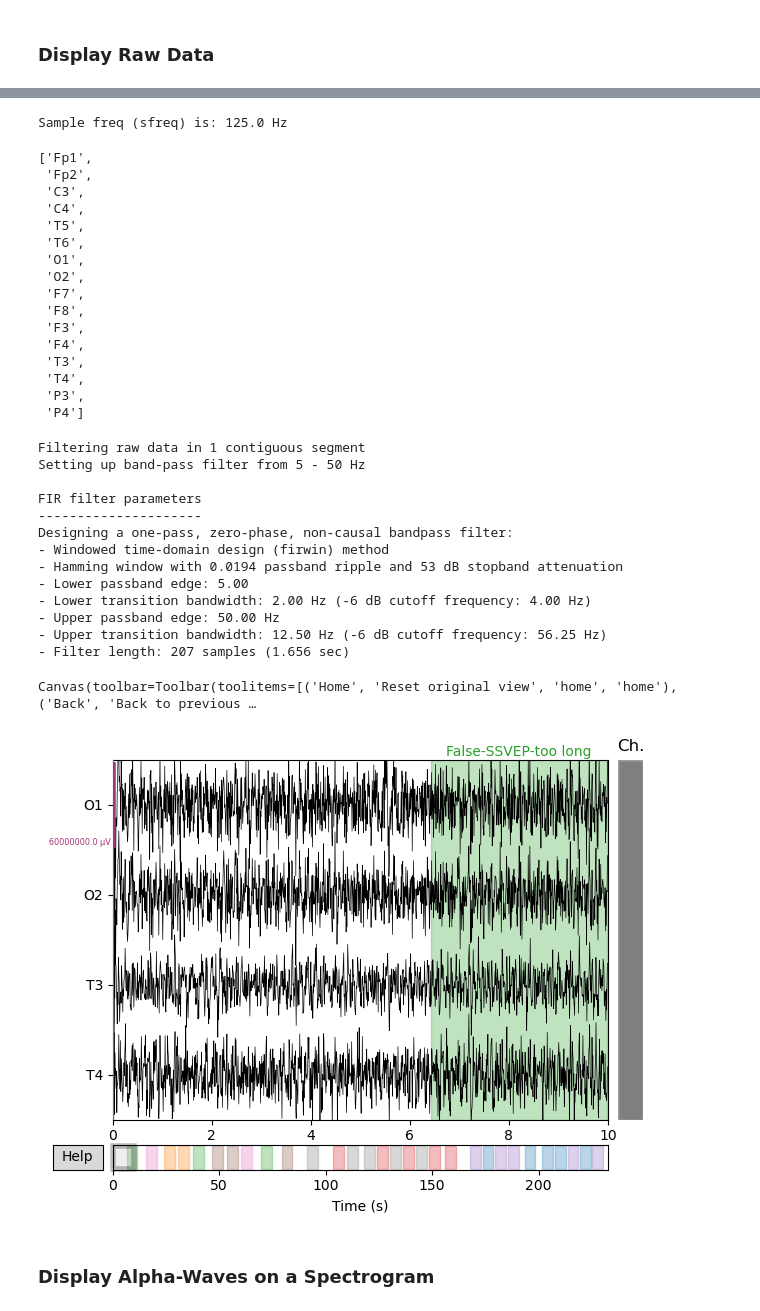
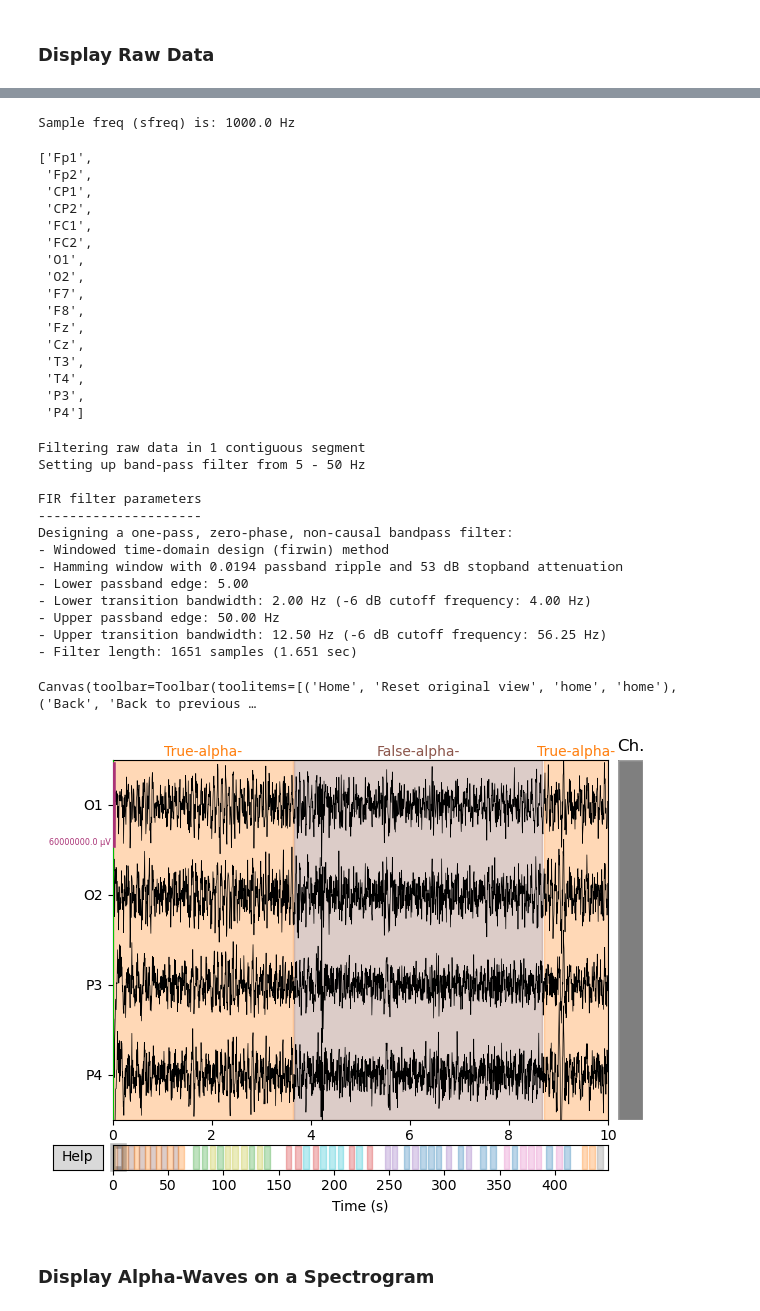
Before and after one commit to nateGeorge/openbci_laryngeal_imagery, a Jupyter notebook: code/Figures.ipynb, the cells around one changed output, grey strips where cells are left out. Cells and saved outputs as stored; diff of their text form; code cells hidden in the pictures.

Commit message:
worked on motor imagery figure

```diff
--- a/code/Figures.ipynb
+++ b/code/Figures.ipynb
@@ -11,14 +11,15 @@ PATH1 = r"C:\Users\Owner\OneDrive - Regis University\laryngeal_bci\data\fifs\\"
 PATH2 = r"C:\Users\words\OneDrive - Regis University\laryngeal_bci\data\fifs\\"
 FIRST_TRY = "/first_try/"
 SECOND_TRY = "/second_try/"
-PATH = PATH1
+PATH = PATH1 + SECOND_TRY
 FILENAME1 = PATH + FIRST_TRY + "BCIproject_trial-S5_raw.fif.gz"
 FILENAME2 = PATH + "BCIproject_trial-S3_raw.fif.gz"
 FILENAME3 = PATH + "BCIproject_trial-1.2-11-2021_raw.fif.gz"
+FILENAME4 = PATH + "BCIproject_trial-S-3.3-25-2021_raw.fif.gz"
 S_FILES = [f for f in glob.glob(PATH + '*S*raw.fif.gz')]
 N_FILES = [f for f in glob.glob(PATH + '*N*raw.fif.gz')]
 NEW_N_FILES = [f for f in glob.glob(PATH + '*N-*raw.fif.gz')]
-FILE = FILENAME2
+FILE = FILENAME4
 FILENAMES = NEW_N_FILES
 
 #Load data
@@ -50,22 +53,22 @@ data.info
 sfreq = data.info['sfreq']
 print("Sample freq (sfreq) is: " + str(sfreq) + " Hz")
 # %% [output]
-Sample freq (sfreq) is: 125.0 Hz
+Sample freq (sfreq) is: 1000.0 Hz
 # %%
 data.info.ch_names
 # %% [output]
 ['Fp1',
  'Fp2',
- 'C3',
- 'C4',
- 'T5',
- 'T6',
+ 'CP1',
+ 'CP2',
+ 'FC1',
+ 'FC2',
  'O1',
  'O2',
  'F7',
  'F8',
- 'F3',
- 'F4',
+ 'Fz',
+ 'Cz',
  'T3',
  'T4',
  'P3',
@@ -77,37 +80,37 @@ data.info.ch_names
 
 chns = data.info.ch_names
 
-picks = ["O1", "O2", "T3", "T4"]
+picks = ["O1", "O2", "P3", "P4"]
 
 chn_idxs = []
 for chn in picks:
     chn_idxs.append(chns.index(chn))
 
 #apply the bandpass filter
 
 low_fq = 5
 hi_fq = 40
 
 crpd_data = data.crop(2)
 cd_fd_data = data.filter(5, 50)
 
 cd_fd_data.plot(scalings="30", order=chn_idxs, n_channels=4, event_color={1 : "white"}) #How do I make this interactive; seems to work now
 # %% [output]
 Filtering raw data in 1 contiguous segment
 Setting up band-pass filter from 5 - 50 Hz
 
 FIR filter parameters
 ---------------------
 Designing a one-pass, zero-phase, non-causal bandpass filter:
 - Windowed time-domain design (firwin) method
 - Hamming window with 0.0194 passband ripple and 53 dB stopband attenuation
 - Lower passband edge: 5.00
 - Lower transition bandwidth: 2.00 Hz (-6 dB cutoff frequency: 4.00 Hz)
 - Upper passband edge: 50.00 Hz
 - Upper transition bandwidth: 12.50 Hz (-6 dB cutoff frequency: 56.25 Hz)
-- Filter length: 207 samples (1.656 sec)
+- Filter length: 1651 samples (1.651 sec)
 Canvas(toolbar=Toolbar(toolitems=[('Home', 'Reset original view', 'home', 'home'), ('Back', 'Back to previous …
-[figure, old version]
+[figure, new version]
 # %% [markdown]
 ### Display Alpha-Waves on a Spectrogram
 # %%
```
Also changed, not shown: parts of 10 cells of this notebook, 1 other file.
